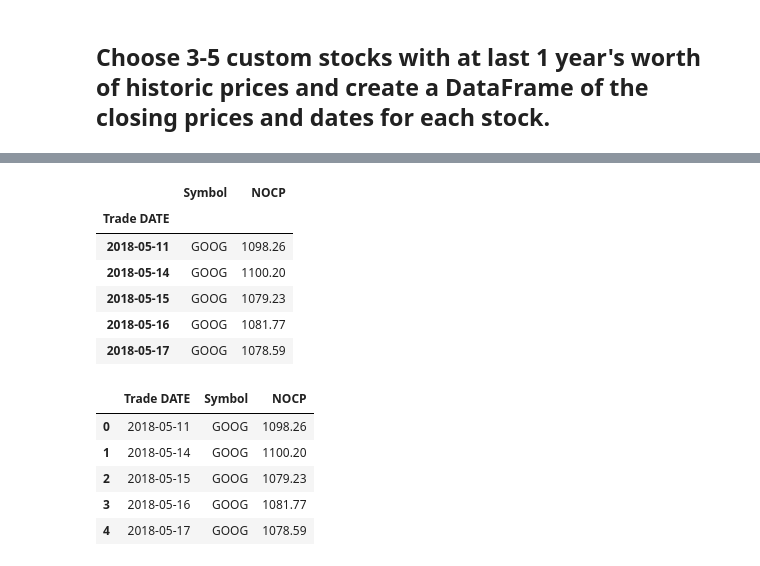
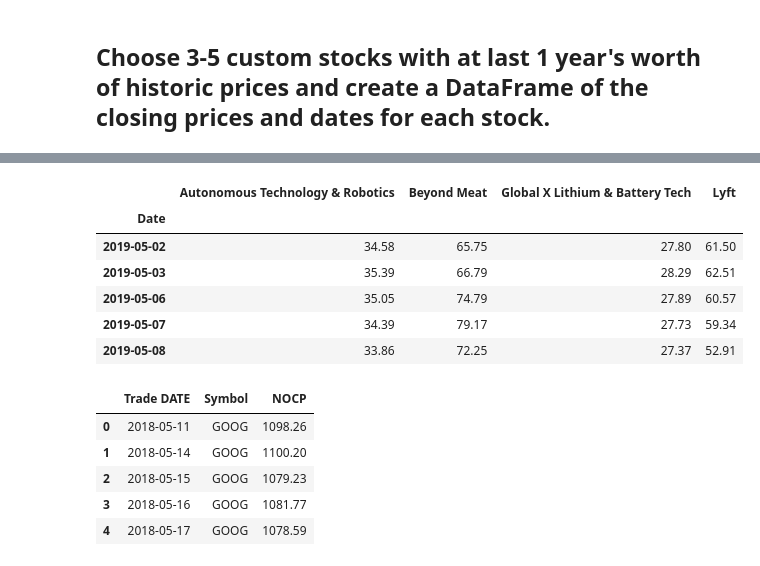
Before and after one commit to Caresir/Whale_protfolio, a Jupyter notebook: whale_analysis.ipynb, the cells around one changed output, grey strips where cells are left out. Cells and saved outputs as stored; diff of their text form; code cells hidden in the pictures.

Commit message:
Read csv files for autonomous_tech_df, beyond_meat_df, lithium_tech_df, and lyft_df. Then concat all dataframes.

```diff
--- a/whale_analysis.ipynb
+++ b/whale_analysis.ipynb
@@ -421,0 +396,8 @@ In this section, you will build your own portfolio of stocks, calculate the retu
+# %%
+# Read the first stock autautonomous_tech_csv
+autonomous_tech_csv = Path("Resources/My Port/google_finance - ARKQ.csv")
+autonomous_tech_df = pd.read_csv(autonomous_tech_csv, index_col='Date', parse_dates=True, infer_datetime_format=True)
+
+#Rename the column
+autonomous_tech_df.rename(columns={'Close': 'Autonomous Technology & Robotics'}, inplace=True)
+autonomous_tech_df.head()
@@ -421,0 +412,7 @@ In this section, you will build your own portfolio of stocks, calculate the retu
+# %%
+# Read the second stock
+beyond_meat_csv = Path("Resources/My Port/google_finance - BYND.csv")
+beyond_meat_df = pd.read_csv(beyond_meat_csv, index_col='Date', parse_dates=True, infer_datetime_format=True)
+#Rename the column
+beyond_meat_df.rename(columns={'Close': 'Beyond Meat'}, inplace=True)
+beyond_meat_df.head()
@@ -421,0 +427,7 @@ In this section, you will build your own portfolio of stocks, calculate the retu
+# %%
+# Read the third stock Lithium & Battery Tech ETF
+lithium_tech_csv = Path("Resources/My Port/google_finance - LIT.csv")
+lithium_tech_df = pd.read_csv(lithium_tech_csv, index_col= 'Date', parse_dates=True, infer_datetime_format=True)
+#Rename the column
+lithium_tech_df.rename(columns={'Close': 'Global X Lithium & Battery Tech'}, inplace=True)
+lithium_tech_df.head()
@@ -421,0 +442,7 @@ In this section, you will build your own portfolio of stocks, calculate the retu
+# %%
+# Read the fourth stock Lyft
+lyft_csv = Path("Resources/My Port/google_finance - LYFT.csv")
+lyft_df = pd.read_csv(lyft_csv, index_col= 'Date', parse_dates=True, infer_datetime_format=True)
+#Rename the column
+lyft_df.rename(columns={'Close': 'Lyft'}, inplace=True)
+lyft_df.head()
@@ -422,14 +457,15 @@ In this section, you will build your own portfolio of stocks, calculate the retu
 # %%
 # Concatenate all stocks into a single DataFrame
-# YOUR CODE HERE
+all_data_df = pd.concat([autonomous_tech_df, beyond_meat_df, lithium_tech_df, lyft_df], axis='columns', join='inner')
+all_data_df.head()
 # %% [output]
-|  | Symbol | NOCP |
-| Trade DATE |  |  |
-| 2018-05-11 | GOOG | 1098.26 |
-| 2018-05-14 | GOOG | 1100.20 |
-| 2018-05-15 | GOOG | 1079.23 |
-| 2018-05-16 | GOOG | 1081.77 |
-| 2018-05-17 | GOOG | 1078.59 |
+|  | Autonomous Technology & Robotics | Beyond Meat | Global X Lithium & Battery Tech | Lyft |
+| Date |  |  |  |  |
+| 2019-05-02 | 34.58 | 65.75 | 27.80 | 61.50 |
+| 2019-05-03 | 35.39 | 66.79 | 28.29 | 62.51 |
+| 2019-05-06 | 35.05 | 74.79 | 27.89 | 60.57 |
+| 2019-05-07 | 34.39 | 79.17 | 27.73 | 59.34 |
+| 2019-05-08 | 33.86 | 72.25 | 27.37 | 52.91 |
 # %%
 # Reset the index
 # YOUR CODE HERE
```
Also changed, not shown: parts of 9 cells of this notebook, 4 other files.
